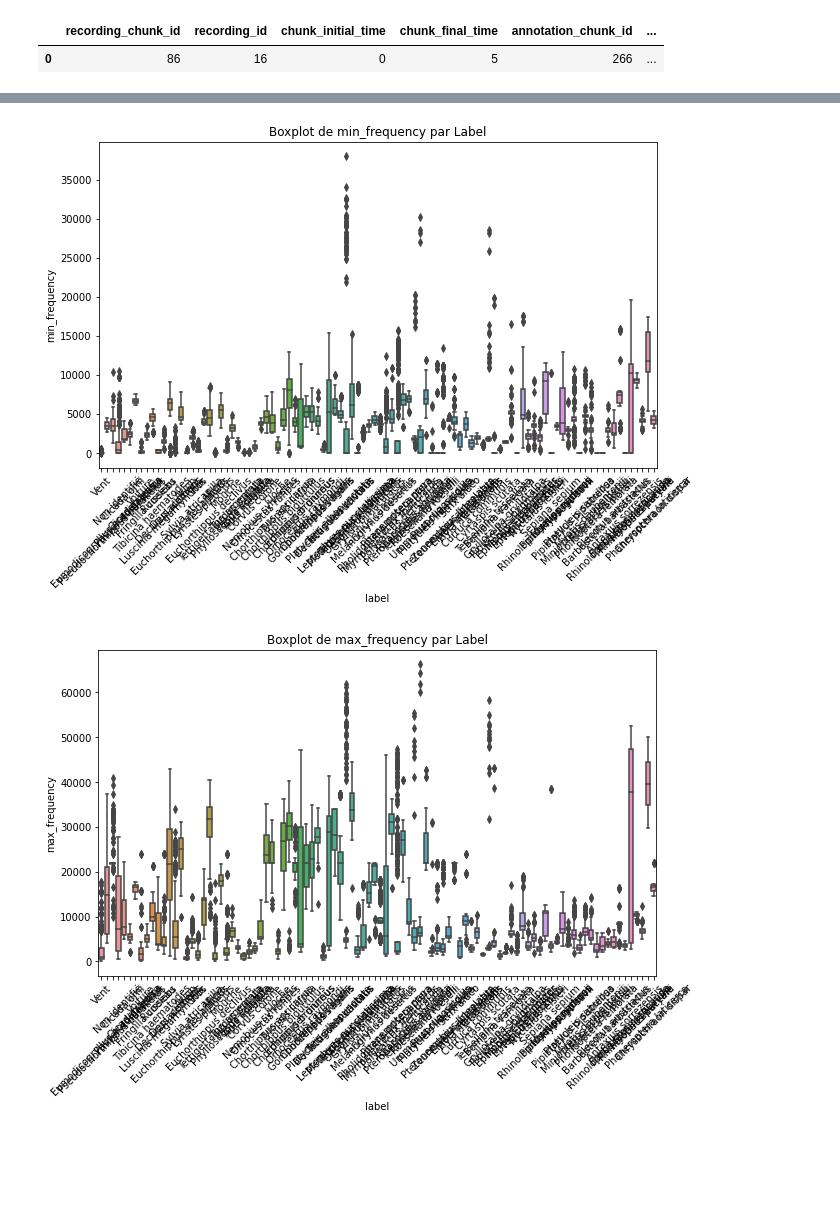
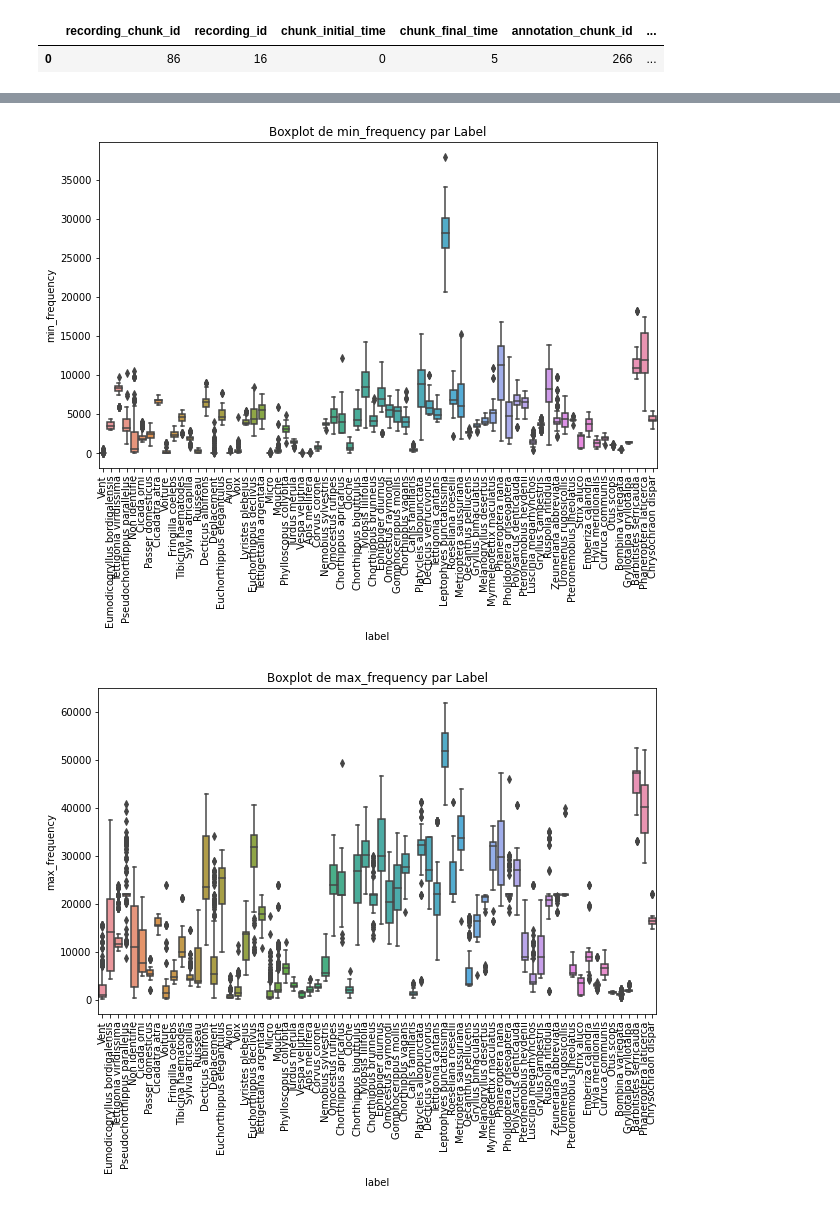
Before and after one commit to LorisGaven/OrthopteraStridulationClassifier, a Jupyter notebook: Notebooks/Analyse_DataSet/statistique.ipynb, the cells around one changed output, grey strips where cells are left out. Drawn from its saved outputs; the diff is of its cells as text; code cells hidden in the pictures; blank space fills up the shorter version.

```diff
--- a/Notebooks/Analyse_DataSet/statistique.ipynb
+++ b/Notebooks/Analyse_DataSet/statistique.ipynb
@@ -8,7 +8,7 @@ pd.set_option('display.max_columns', None)  # Aucune limite sur le nombre de col
 pd.set_option('display.max_colwidth', None)  # Aucune limite sur la largeur du contenu de la colonne
 # %%
 # Correctly specifying your file path
-path_global_5s = "../../Dataset acoustique insectes/CSVs morceaux audio 5s/Global/train_global_recording_chunks.csv"
+path_global_5s = "../../Dataset acoustique insectes/CSVs morceaux audio 5s/Audible/train_audible_recording_chunks.csv"
 
 # Using pandas to read the CSV file into a DataFrame
 global_5s = pd.read_csv(path_global_5s)
@@ -158,14 +158,14 @@ plt.show()
 # %%
 # Liste des colonnes numériques que vous souhaitez explorer
 colonnes_numeriques = ['min_frequency', 'max_frequency', 'duree_min', 'duree_sec']
 
 # Boucle pour créer un boxplot pour chaque variable numérique
 for colonne in colonnes_numeriques:
     plt.figure(figsize=(10, 6))
     sns.boxplot(x='label', y=colonne, data=global_5s)
     plt.title(f'Boxplot de {colonne} par Label')
-    plt.xticks(rotation=45)
+    plt.xticks(rotation=90)
     plt.show()
 # %% [output]
-[figure, old version]
+[figure, new version]
-[figure, old version]
+[figure, new version]
```
Also changed, not shown: parts of 14 cells of this notebook, 1 other file.
